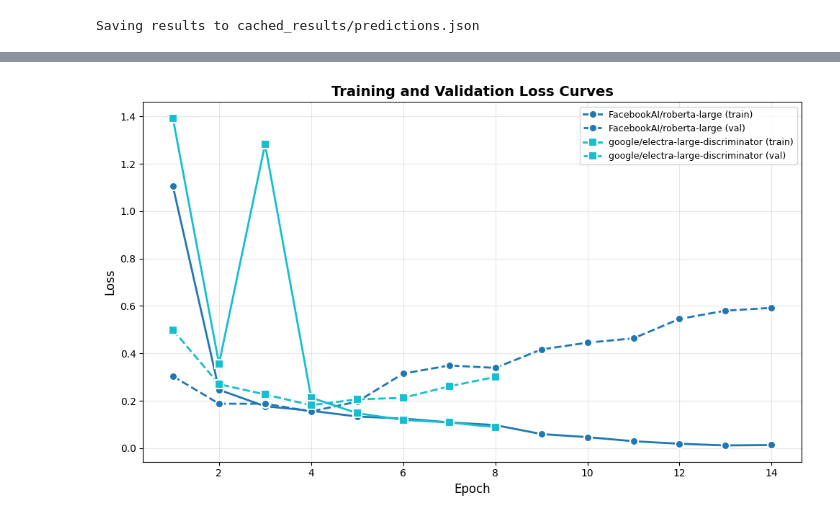
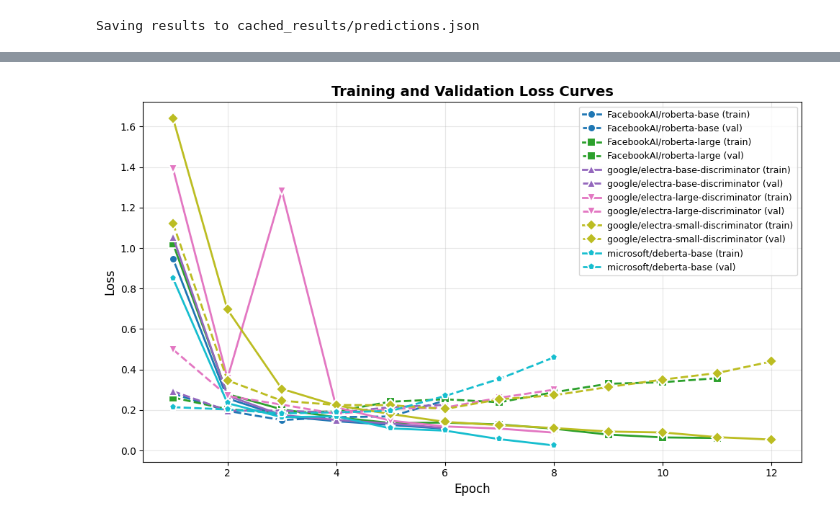
Before and after one commit to Nisimachluf/NLP-using-DL-Transformers, a Jupyter notebook: ProjectB.ipynb, the cells around one changed output, grey strips where cells are left out. Cells and saved outputs as stored; diff of their text form; code cells hidden in the pictures.

```diff
--- a/ProjectB.ipynb
+++ b/ProjectB.ipynb
@@ -204,13 +204,13 @@ Loading best hyperparameters for google/electra-large-discriminator from hparams
 # %%
 dataset = load_csv_to_dataset("data/train.csv", "data/validation.csv")
 for model_name, trained_model in zip(model_names, trained_models):
-    if model_exists_on_hub(trained_model) and False:
+    if model_exists_on_hub(trained_model):
         print("Found finetuned model for {} on the hub ({})".format(osp.basename(model_name), trained_model))
     else:
         hparams = load_hparams(model_name) #{"learning_rate": 2.0586645480619823e-05, "num_train_epochs": 12, "warmup_ratio": 0.03347555147148858, "weight_decay": 0.0148288265589339}
-#         train(model_name, dataset, ckpt_dir, batch_size=32, log_results=True, trained_weights_dir="trained_weights_newst", **hparams)
+        train(model_name, dataset, ckpt_dir, batch_size=32, log_results=True, trained_weights_dir="trained_weights_newst", **hparams)
 
-#         # push model to hub
+        # push model to hub
         local_model_path = os.path.join("trained_weights", model_name)
         upload_folder(
             folder_path=local_model_path,
@@ -303,13 +303,13 @@ def plot_training_curves(trained_weights_dir='trained_weights', fname=None):
     # Find all training_log.csv files
     training_logs = []
     for root, dirs, files in os.walk(trained_weights_dir):
-        if "large" in root:
-            if 'training_log.csv' in files:
-                log_path = os.path.join(root, 'training_log.csv')
-                # Extract model name from path (e.g., 'google/electra-small-discriminator')
-                rel_path = os.path.relpath(root, trained_weights_dir)
-                model_name = rel_path.replace(os.sep, '/')
-                training_logs.append((model_name, log_path))
+#         if "electra-base" in root:
+        if 'training_log.csv' in files:
+            log_path = os.path.join(root, 'training_log.csv')
+            # Extract model name from path (e.g., 'google/electra-small-discriminator')
+            rel_path = os.path.relpath(root, trained_weights_dir)
+            model_name = rel_path.replace(os.sep, '/')
+            training_logs.append((model_name, log_path))
 
     if not training_logs:
         print(f"No training_log.csv files found in {trained_weights_dir}")
@@ -337,31 +337,31 @@ def plot_training_curves(trained_weights_dir='trained_weights', fname=None):
 
         # Plot training loss (solid line with markers)
         ax.plot(epochs, train_loss, color=color, linestyle='-', marker=marker,
                label=f'{model_name} (train)', linewidth=2, markersize=8, markeredgewidth=1.5,
                markeredgecolor='white')
 
         # Plot validation loss (dashed line with markers)
         ax.plot(epochs, eval_loss, color=color, linestyle='--', marker=marker,
                label=f'{model_name} (val)', linewidth=2, markersize=8, markeredgewidth=1.5,
                markeredgecolor='white')
 
     ax.set_xlabel('Epoch', fontsize=12)
     ax.set_ylabel('Loss', fontsize=12)
     ax.set_title('Training and Validation Loss Curves', fontsize=14, fontweight='bold')
     ax.legend(fontsize=9, loc='best')
     ax.grid(True, alpha=0.3)
 
     plt.tight_layout()
 
     if fname:
         # Ensure the directory exists
         directory = os.path.dirname(fname)
         if directory and not os.path.exists(directory):
             os.makedirs(directory, exist_ok=True)
         plt.savefig(f'{fname}.jpg', format='jpg', dpi=300, bbox_inches='tight')
 
     plt.show()
 
 plot_training_curves()
 # %% [output]
-[figure, old version]
+[figure, new version]
```
Also changed, not shown: parts of 4 cells of this notebook, 10 other files.
